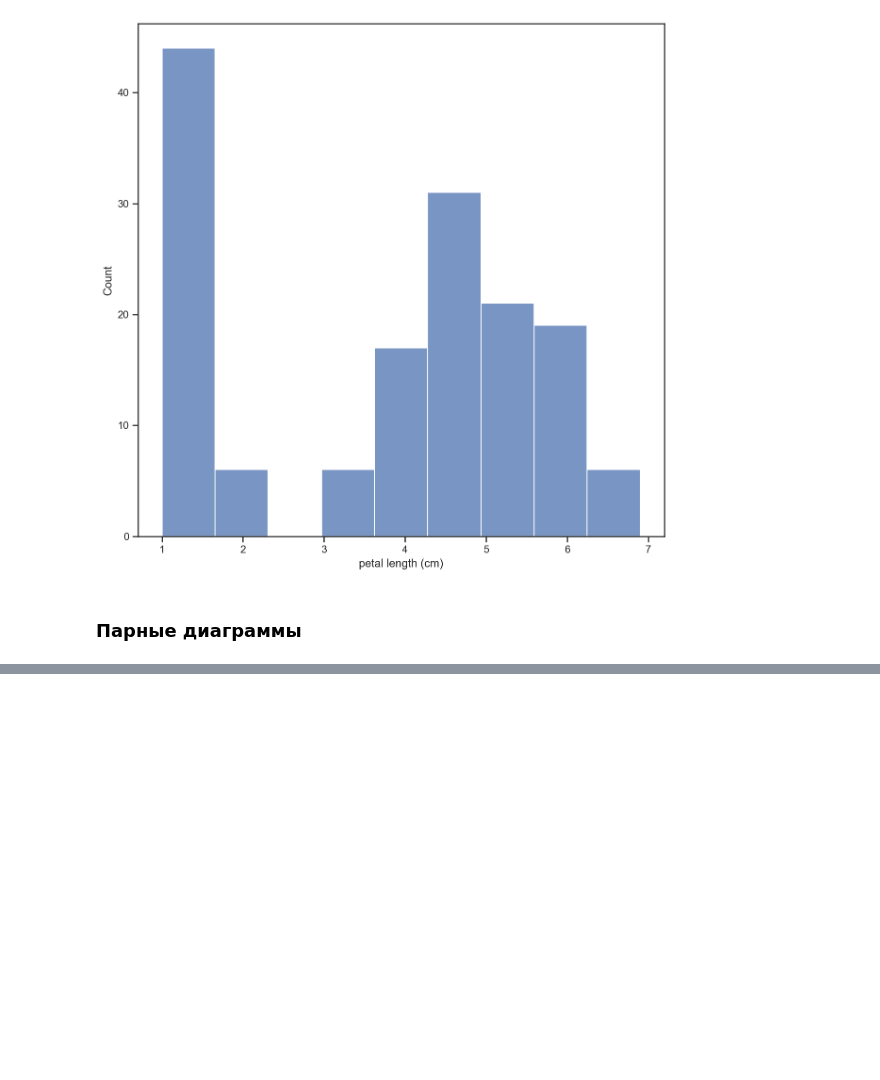
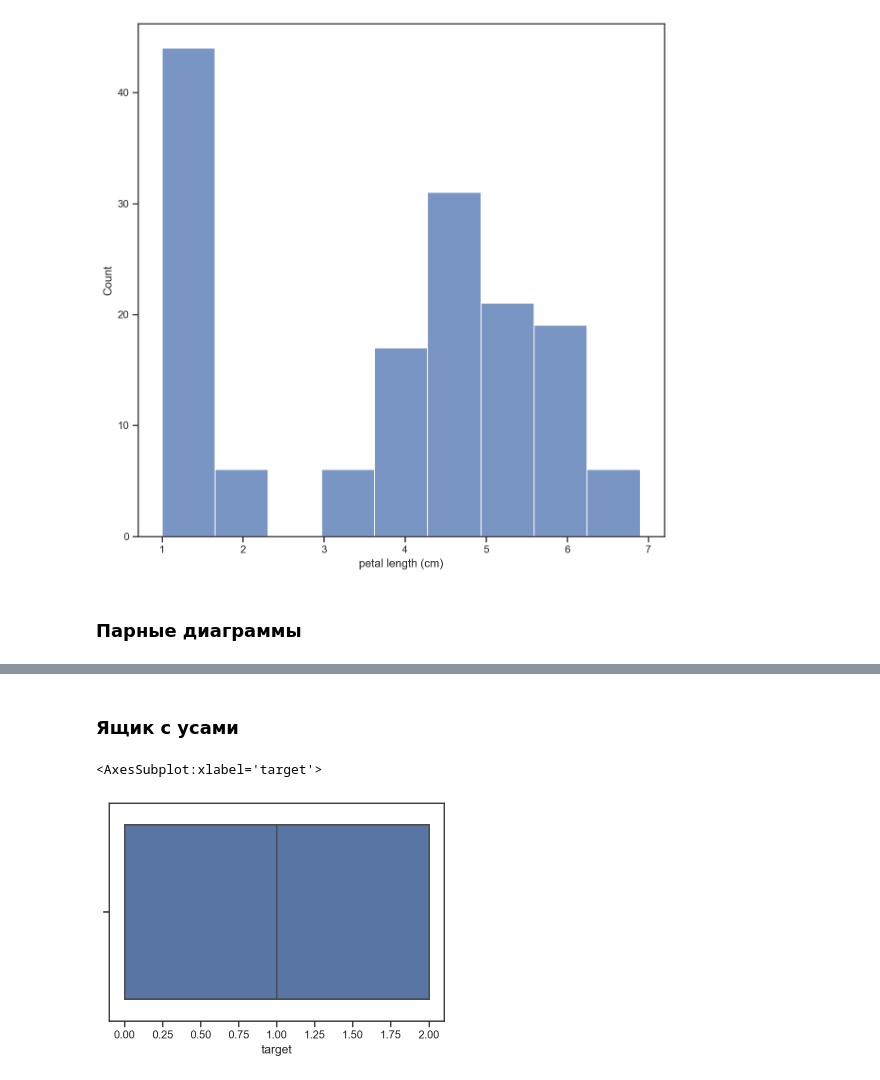
Before and after one commit to mrRoze/TMO-worked, a Jupyter notebook: TMO/Lab 1.ipynb, the cells around one changed output, grey strips where cells are left out. Drawn from its saved outputs; the diff is of its cells as text; code cells hidden in the pictures; blank space fills up the shorter version.

```diff
--- a/TMO/Lab 1.ipynb
+++ b/TMO/Lab 1.ipynb
@@ -236,0 +242,9 @@ sns.histplot(df['petal length (cm)'])
+# %% [markdown]
+### Ящик с усами
+# %%
+#Вероятность получить определённый вид ириса
+
+sns.boxplot(x=df['target'])
+# %% [output]
+<AxesSubplot:xlabel='target'>
+[figure, added]
```
Also changed, not shown: parts of 1 cell of this notebook.
